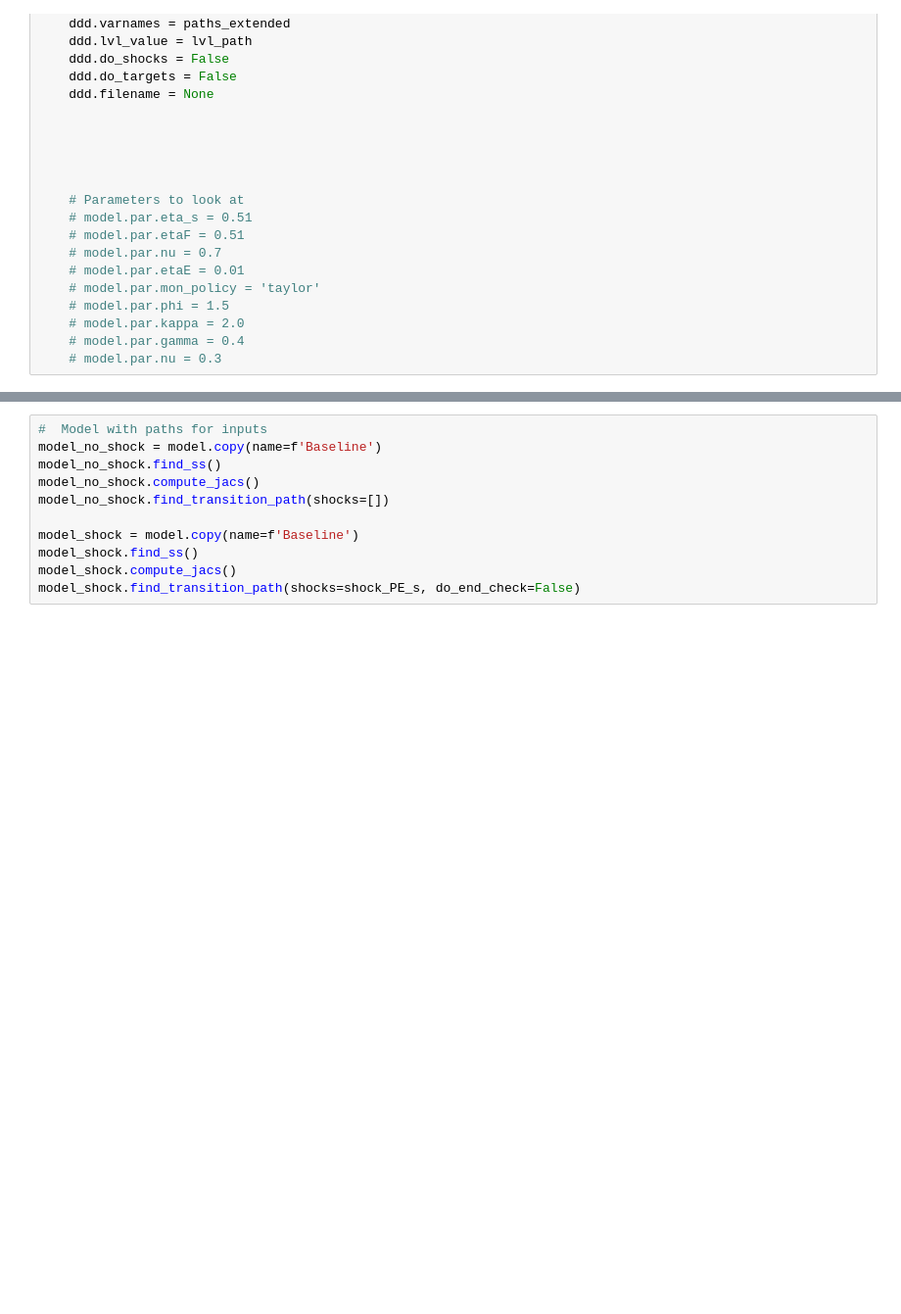
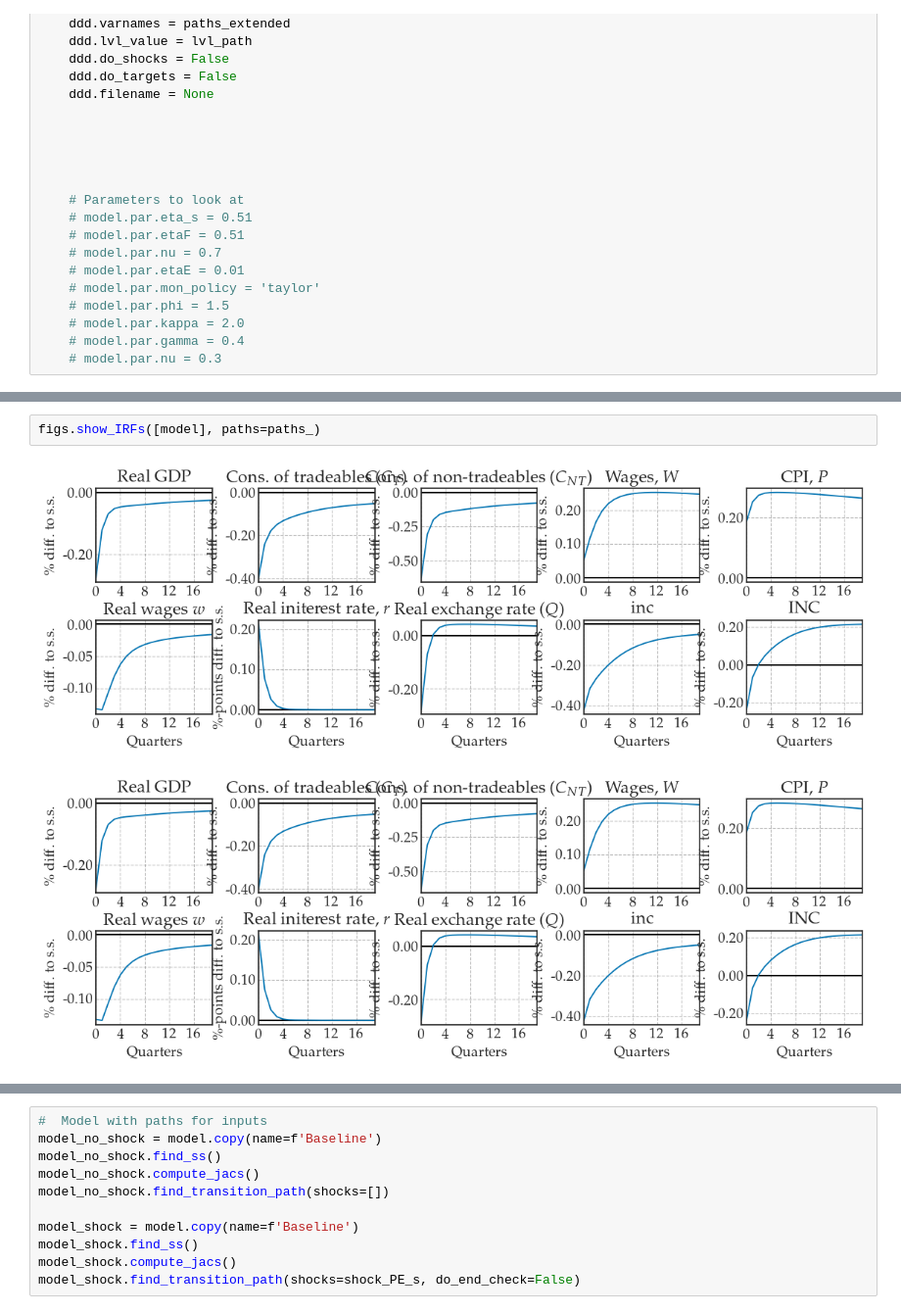
Before and after one commit to funlime/I_HANK_PIGL, a Jupyter notebook: Notebook.ipynb, the cells around one changed output, grey strips where cells are left out. Shown at 98% size. Cells and saved outputs as stored; diff of their text form; blank space fills up the shorter version.

```diff
--- a/Notebook.ipynb
+++ b/Notebook.ipynb
@@ -117,0 +139,5 @@ array([[[1., 1., 1., ..., 1., 1., 1.],
+# %%
+figs.show_IRFs([model], paths=paths_)
+# %% [output]
+[figure, added]
+[figure, added]
```
Also changed, not shown: parts of 42 cells of this notebook, 6 other files.
